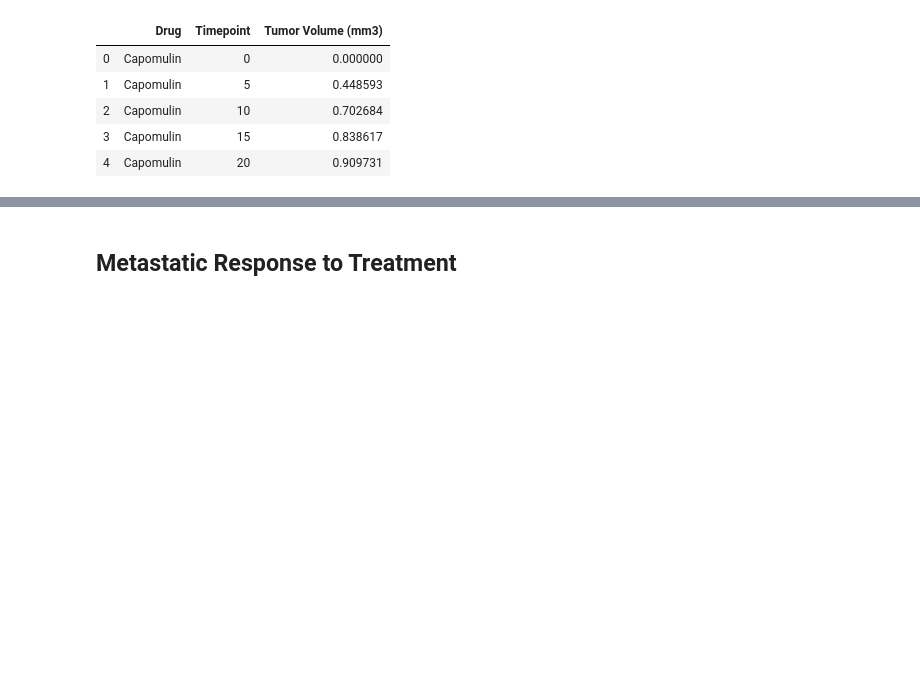
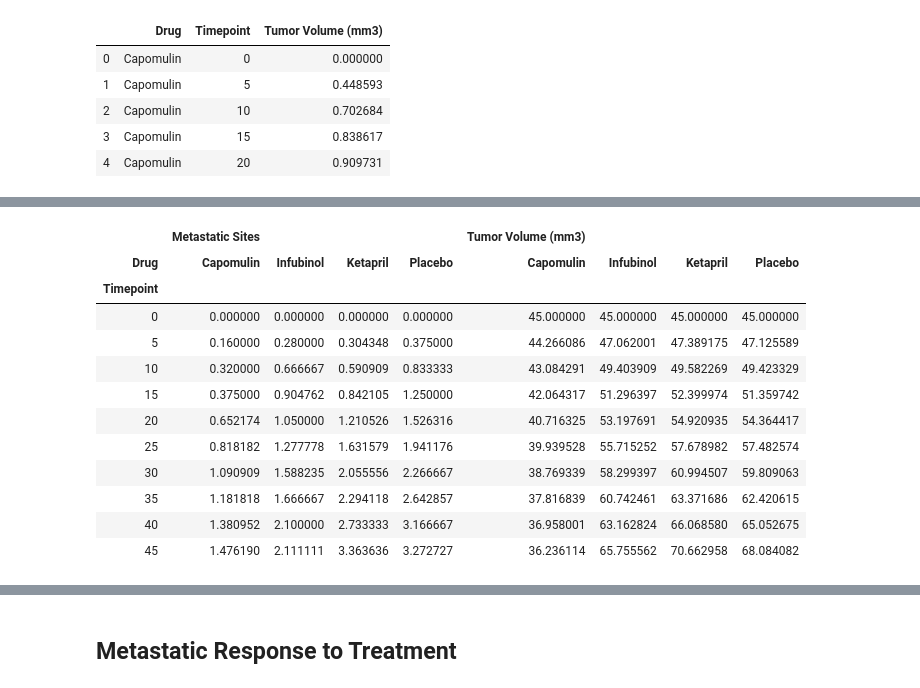
Before and after one commit to jbell69/matplotlib-challenge, a Jupyter notebook: Pymaceuticals/pymaceuticals_starter.ipynb, the cells around one changed output, grey strips where cells are left out. Drawn from its saved outputs; the diff is of its cells as text; code cells hidden in the pictures; blank space fills up the shorter version.

```diff
--- a/Pymaceuticals/pymaceuticals_starter.ipynb
+++ b/Pymaceuticals/pymaceuticals_starter.ipynb
@@ -129,3 +148,25 @@ tumor_vol_group_drug_TP_df_pivot
+# %%
+# Minor Data Munging to Re-Format the Data Frames WITH SELECTED DRUGS
+
+tumor_vol_group_drug_TP_df_pivot = mouse_drug_clin_trial_merge_df_reduce.pivot_table(index='Timepoint', columns='Drug')
+
+# Preview that Reformatting worked
+
+tumor_vol_group_drug_TP_df_pivot
+# %% [output]
+|  | Metastatic Sites |  |  |  | Tumor Volume (mm3) |  |  |  |
+| Drug | Capomulin | Infubinol | Ketapril | Placebo | Capomulin | Infubinol | Ketapril | Placebo |
+| Timepoint |  |  |  |  |  |  |  |  |
+| 0 | 0.000000 | 0.000000 | 0.000000 | 0.000000 | 45.000000 | 45.000000 | 45.000000 | 45.000000 |
+| 5 | 0.160000 | 0.280000 | 0.304348 | 0.375000 | 44.266086 | 47.062001 | 47.389175 | 47.125589 |
+| 10 | 0.320000 | 0.666667 | 0.590909 | 0.833333 | 43.084291 | 49.403909 | 49.582269 | 49.423329 |
+| 15 | 0.375000 | 0.904762 | 0.842105 | 1.250000 | 42.064317 | 51.296397 | 52.399974 | 51.359742 |
+| 20 | 0.652174 | 1.050000 | 1.210526 | 1.526316 | 40.716325 | 53.197691 | 54.920935 | 54.364417 |
+| 25 | 0.818182 | 1.277778 | 1.631579 | 1.941176 | 39.939528 | 55.715252 | 57.678982 | 57.482574 |
+| 30 | 1.090909 | 1.588235 | 2.055556 | 2.266667 | 38.769339 | 58.299397 | 60.994507 | 59.809063 |
+| 35 | 1.181818 | 1.666667 | 2.294118 | 2.642857 | 37.816839 | 60.742461 | 63.371686 | 62.420615 |
+| 40 | 1.380952 | 2.100000 | 2.733333 | 3.166667 | 36.958001 | 63.162824 | 66.068580 | 65.052675 |
+| 45 | 1.476190 | 2.111111 | 3.363636 | 3.272727 | 36.236114 | 65.755562 | 70.662958 | 68.084082 |
 # %%
 # Generate the Plot (with Error Bars)
 
```
Also changed, not shown: parts of 5 cells of this notebook.
